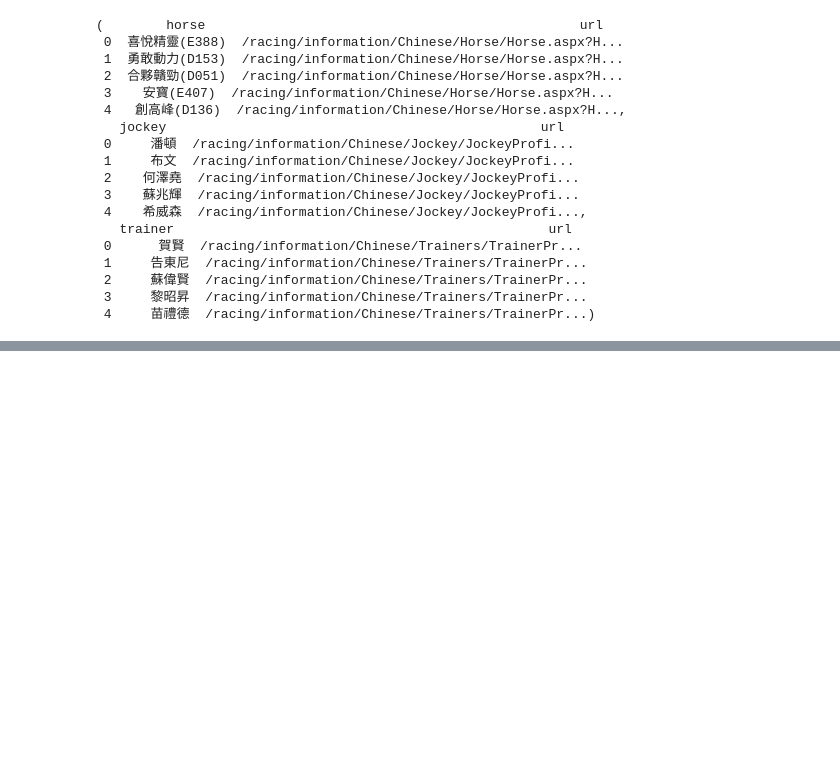
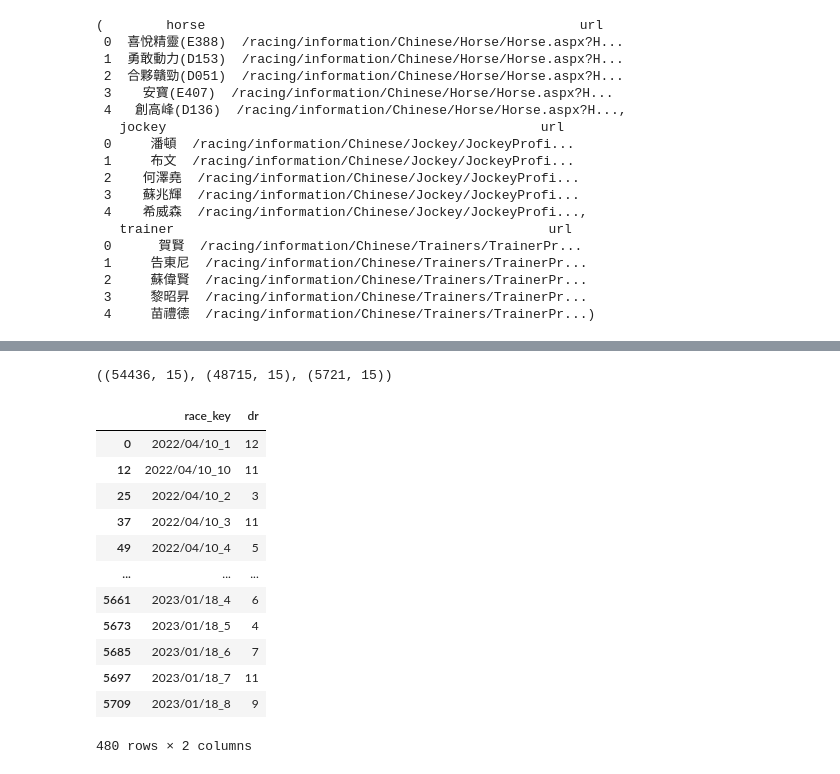
Before and after one commit to FanDazz/hkjc_race_ranking, a Jupyter notebook: 02_intro_on_data.ipynb, the cells around one changed output, grey strips where cells are left out. Saved outputs shown, nothing was run; the diff lists cells and outputs as text; code cells hidden in the pictures; blank space fills up the shorter version.

```diff
--- a/02_intro_on_data.ipynb
+++ b/02_intro_on_data.ipynb
@@ -81,0 +212,54 @@ horse.head(), jockey.head(), trainer.head()
+# %%
+""" Split Data by Date
+
+    We have 517 days of races, with each contains about 10 races.
+    The rule for our model to learn is predict future rank based on historical data.
+    For the previous 80% days of races, we treat them as training data
+    , and view the latest 20% days of races are testing data.
+
+"""
+
+def train_test_split(data, col, perc=0.2):
+    time_map = perform[col].drop_duplicates()
+    n_dates = time_map.__len__()
+    cut_point = int((1-perc)*n_dates)
+
+    train_date, test_date = time_map[:cut_point], time_map[cut_point:]
+    train, test = perform.merge(train_date, how='inner'), perform.merge(test_date, how='inner')
+
+    return train, test
+
+
+train, test = train_test_split(perform, 'race_date', 0.1)
+
+perform.shape, train.shape, test.shape
+# %% [output]
+((54436, 15), (48715, 15), (5721, 15))
+# %%
+""" Expected Output: [race_key, dr]
+
+        - race_key: locates the race of interest
+        - dr: reveals the winner's course
+"""
+
+
+def racing_champ(df):
+    return df[df['pla']==1][['race_key', 'dr']]
+
+
+target = racing_champ(test)
+target
+# %% [output]
+|  | race_key | dr |
+| 0 | 2022/04/10_1 | 12 |
+| 12 | 2022/04/10_10 | 11 |
+| 25 | 2022/04/10_2 | 3 |
+| 37 | 2022/04/10_3 | 11 |
+| 49 | 2022/04/10_4 | 5 |
+| ... | ... | ... |
+| 5661 | 2023/01/18_4 | 6 |
+| 5673 | 2023/01/18_5 | 4 |
+| 5685 | 2023/01/18_6 | 7 |
+| 5697 | 2023/01/18_7 | 11 |
+| 5709 | 2023/01/18_8 | 9 |
+480 rows × 2 columns
```
Also changed, not shown: parts of 19 cells of this notebook, 3 other files.
